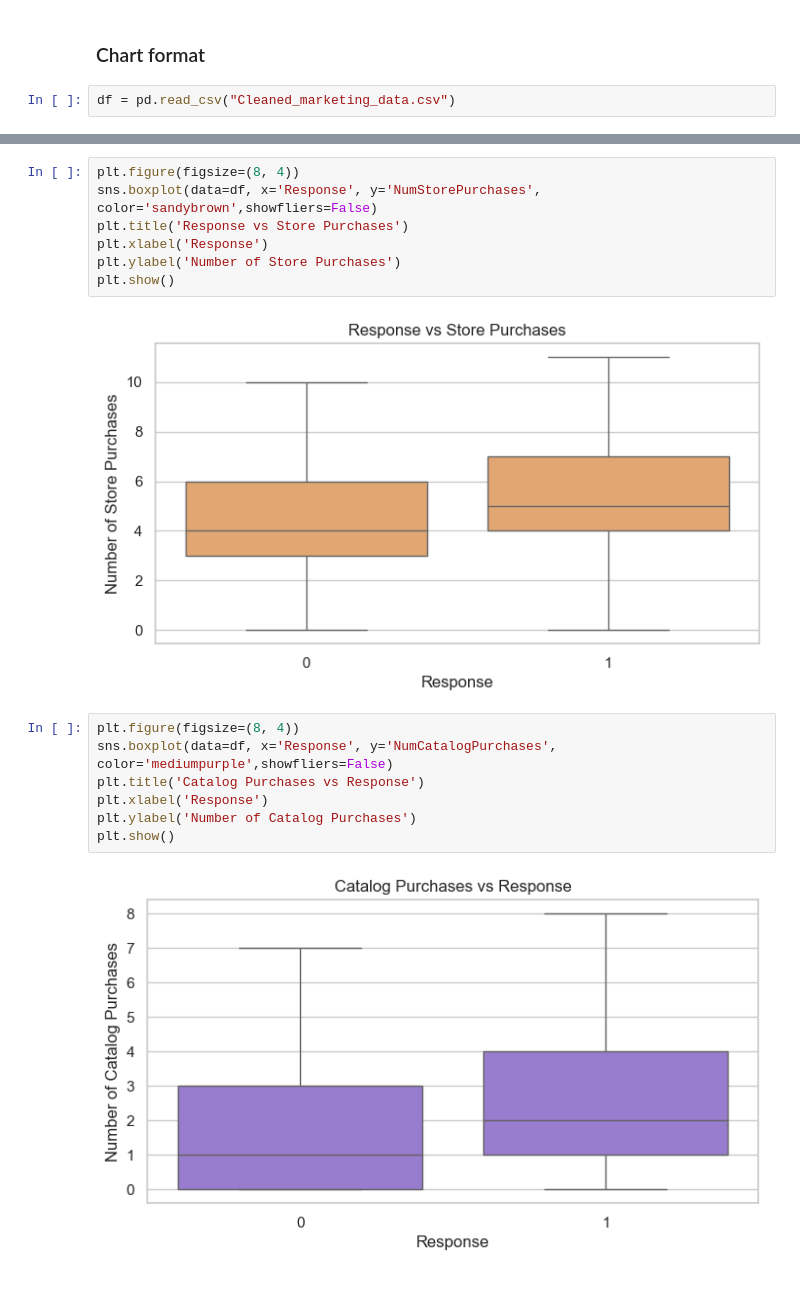
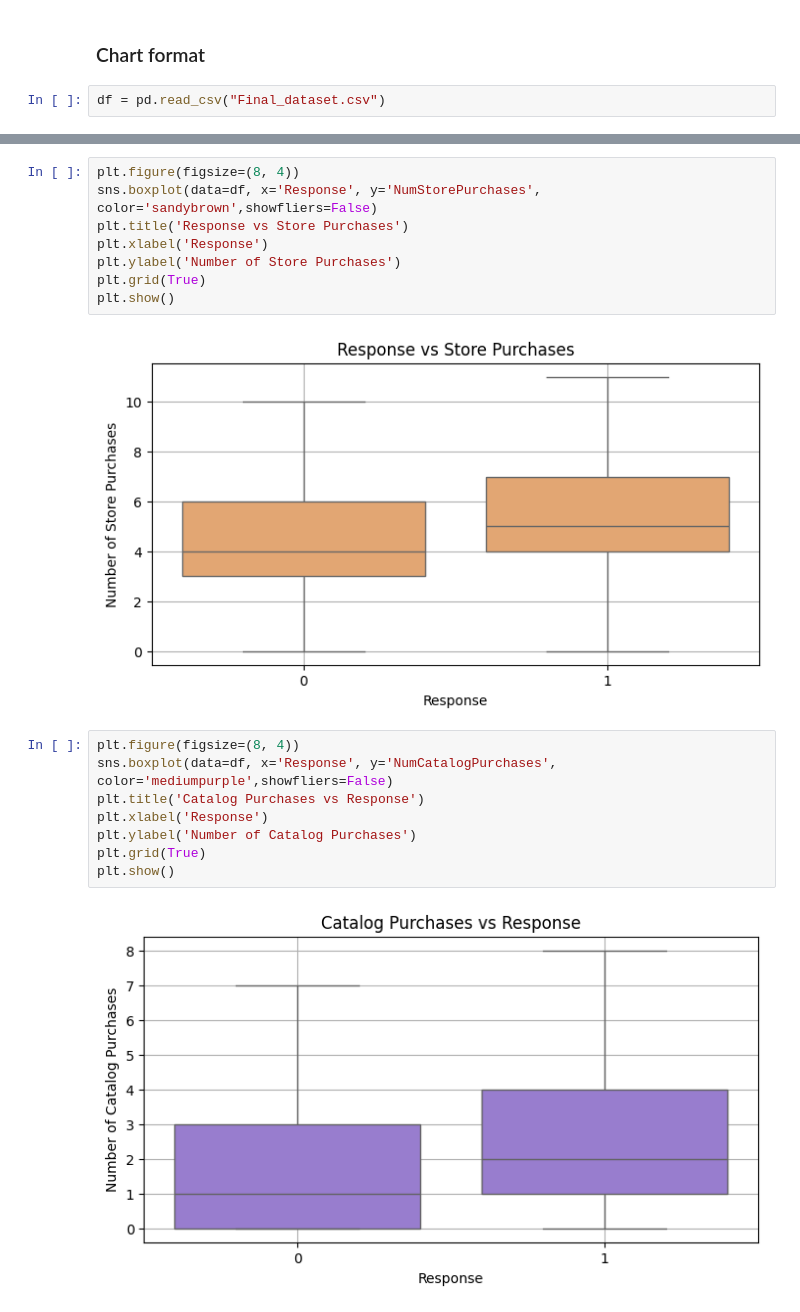
Before and after one commit to anishhsridhar/Customer-Analysis, a Jupyter notebook: Market.ipynb, the cells around one changed output, grey strips where cells are left out. Saved outputs shown, nothing was run; the diff lists cells and outputs as text.

```diff
--- a/Market.ipynb
+++ b/Market.ipynb
@@ -233,7 +277,7 @@ pd.read_csv('Cleaned_marketing_data.csv')
 # %% [markdown]
 ### Chart format
 # %%
-df = pd.read_csv("Cleaned_marketing_data.csv")
+df = pd.read_csv("Final_dataset.csv")
 # %%
 plt.figure(figsize=(8, 4))
 sns.histplot(df['Income'], bins=30, kde=True, color='Blue')
@@ -348,18 +404,20 @@ sns.boxplot(data=df, x='Response', y='NumStorePurchases', color='sandybrown',sho
 plt.title('Response vs Store Purchases')
 plt.xlabel('Response')
 plt.ylabel('Number of Store Purchases')
+plt.grid(True)
 plt.show()
 # %% [output]
-[figure, old version]
+[figure, new version]
 # %%
 plt.figure(figsize=(8, 4))
 sns.boxplot(data=df, x='Response', y='NumCatalogPurchases', color='mediumpurple',showfliers=False)
 plt.title('Catalog Purchases vs Response')
 plt.xlabel('Response')
 plt.ylabel('Number of Catalog Purchases')
+plt.grid(True)
 plt.show()
 # %% [output]
-[figure, old version]
+[figure, new version]
 # %%
 plt.figure(figsize=(8, 4))
 sns.scatterplot(data=df, x='Income', y='Total_Amt', color='slategray', alpha=0.4)
```
Also changed, not shown: parts of 35 cells of this notebook, 6 other files.
